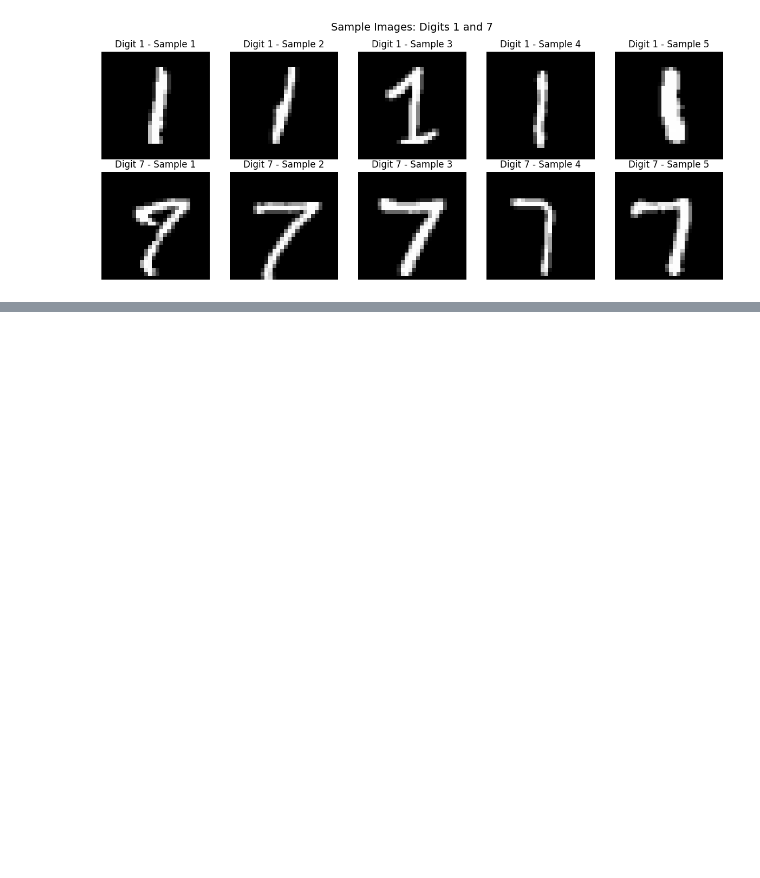
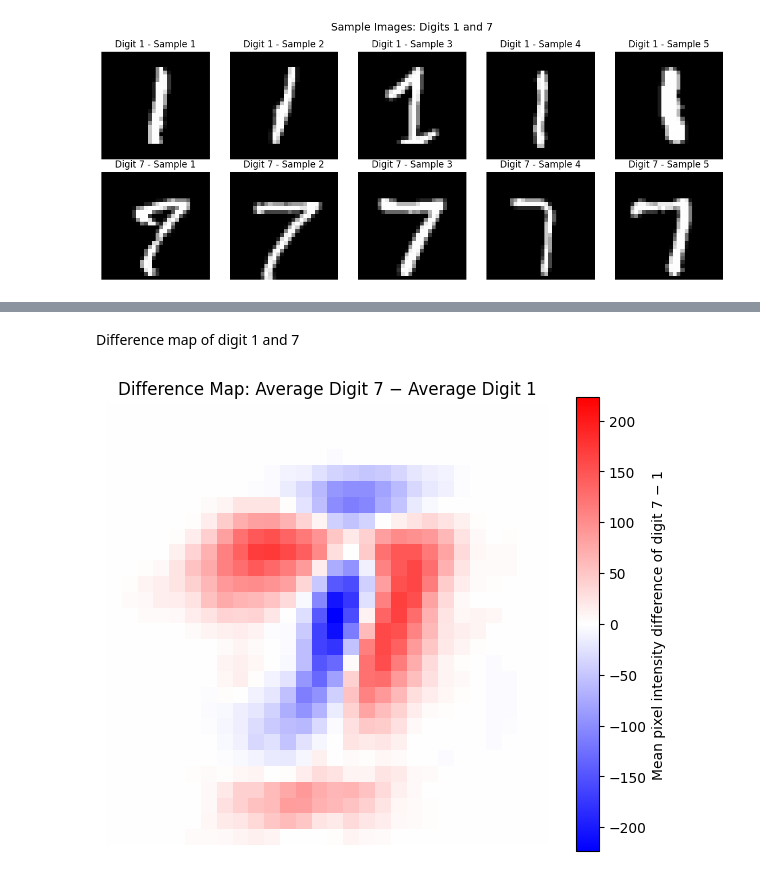
Before and after one commit to TasminaTasin75/binary-classification-mnist-dataset, a Jupyter notebook: ml_assignment_build_analyze_binary_classification.ipynb, the cells around one changed output, grey strips where cells are left out. Cells and saved outputs as stored; diff of their text form; code cells hidden in the pictures; blank space fills up the shorter version.

```diff
--- a/ml_assignment_build_analyze_binary_classification.ipynb
+++ b/ml_assignment_build_analyze_binary_classification.ipynb
@@ -170,0 +203,24 @@ plt.show()
+# %% [markdown]
+Difference map of digit 1 and 7
+# %%
+# Difference between the average images of digit 7 and digit 1
+diff = mean_digit_7 - mean_digit_1
+
+# Keep the colour scale symmetric around zero
+limit = np.abs(diff).max()
+
+plt.figure(figsize=(6, 5))
+plt.imshow(
+    diff,
+    cmap="bwr",
+    vmin=-limit,
+    vmax=limit
+)
+
+plt.colorbar(label="Mean pixel intensity difference of digit 7 − 1")
+plt.title("Difference Map: Average Digit 7 − Average Digit 1")
+plt.axis("off")
+plt.tight_layout()
+plt.show()
+# %% [output]
+[figure, added]
```
Also changed, not shown: parts of 42 cells of this notebook.
